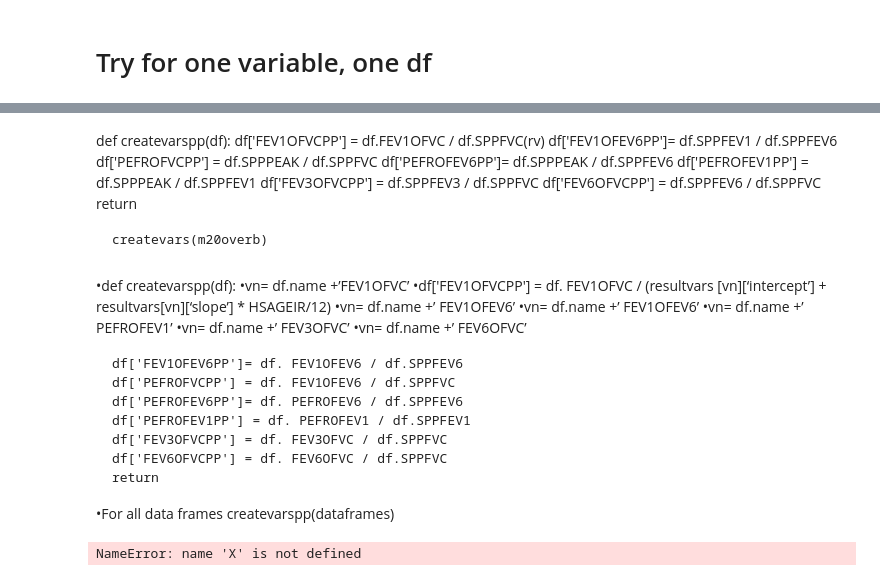
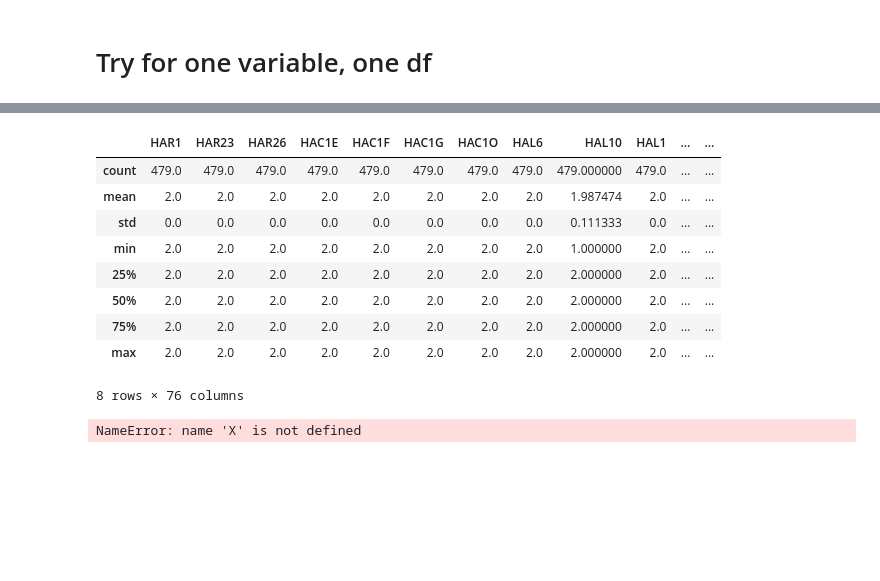
Before and after one commit to climatebrad/nhanes, a Jupyter notebook: nhanes.doug-Copy1.ipynb, the cells around one changed output, grey strips where cells are left out. Cells and saved outputs as stored; diff of their text form; code cells hidden in the pictures; blank space fills up the shorter version.

```diff
--- a/nhanes.doug-Copy1.ipynb
+++ b/nhanes.doug-Copy1.ipynb
@@ -1783,35 +1880,16 @@ TypeError: unhashable type: 'list'
-# %% [markdown]
-def createvarspp(df):
-    df['FEV1OFVCPP'] = df.FEV1OFVC / df.SPPFVC(rv)
-    df['FEV1OFEV6PP']= df.SPPFEV1 / df.SPPFEV6
-    df['PEFROFVCPP'] = df.SPPPEAK / df.SPPFVC
-    df['PEFROFEV6PP']= df.SPPPEAK / df.SPPFEV6
-    df['PEFROFEV1PP'] = df.SPPPEAK / df.SPPFEV1
-    df['FEV3OFVCPP'] = df.SPPFEV3 / df.SPPFVC
-    df['FEV6OFVCPP'] = df.SPPFEV6 / df.SPPFVC
-    return
-
-    createvars(m20overb)
-# %% [markdown]
-•def createvarspp(df):
-•vn= df.name +’FEV1OFVC’
-•df['FEV1OFVCPP'] = df. FEV1OFVC / (resultvars [vn][‘intercept’] +
-resultvars[vn][‘slope’] * HSAGEIR/12)
-•vn= df.name +’ FEV1OFEV6’
-•vn= df.name +’ FEV1OFEV6’
-•vn= df.name +’ PEFROFEV1’
-•vn= df.name +’ FEV3OFVC’
-•vn= df.name +’ FEV6OFVC’
-
-    df['FEV1OFEV6PP']= df. FEV1OFEV6 / df.SPPFEV6
-    df['PEFROFVCPP'] = df. FEV1OFEV6 / df.SPPFVC
-    df['PEFROFEV6PP']= df. PEFROFEV6 / df.SPPFEV6
-    df['PEFROFEV1PP'] = df. PEFROFEV1 / df.SPPFEV1
-    df['FEV3OFVCPP'] = df. FEV3OFVC / df.SPPFVC
-    df['FEV6OFVCPP'] = df. FEV6OFVC / df.SPPFVC
-    return
-
-•For all data frames createvarspp(dataframes)
+# %%
+m20overb.describe()
+# %% [output]
+|  | HAR1 | HAR23 | HAR26 | HAC1E | HAC1F | HAC1G | HAC1O | HAL6 | HAL10 | HAL1 | ... | ... |
+| count | 479.0 | 479.0 | 479.0 | 479.0 | 479.0 | 479.0 | 479.0 | 479.0 | 479.000000 | 479.0 | ... | ... |
+| mean | 2.0 | 2.0 | 2.0 | 2.0 | 2.0 | 2.0 | 2.0 | 2.0 | 1.987474 | 2.0 | ... | ... |
+| std | 0.0 | 0.0 | 0.0 | 0.0 | 0.0 | 0.0 | 0.0 | 0.0 | 0.111333 | 0.0 | ... | ... |
+| min | 2.0 | 2.0 | 2.0 | 2.0 | 2.0 | 2.0 | 2.0 | 2.0 | 1.000000 | 2.0 | ... | ... |
+| 25% | 2.0 | 2.0 | 2.0 | 2.0 | 2.0 | 2.0 | 2.0 | 2.0 | 2.000000 | 2.0 | ... | ... |
+| 50% | 2.0 | 2.0 | 2.0 | 2.0 | 2.0 | 2.0 | 2.0 | 2.0 | 2.000000 | 2.0 | ... | ... |
+| 75% | 2.0 | 2.0 | 2.0 | 2.0 | 2.0 | 2.0 | 2.0 | 2.0 | 2.000000 | 2.0 | ... | ... |
+| max | 2.0 | 2.0 | 2.0 | 2.0 | 2.0 | 2.0 | 2.0 | 2.0 | 2.000000 | 2.0 | ... | ... |
+8 rows × 76 columns
 # %%
 plt.scatter(X, y)
 # %% [output]
```
Also changed, not shown: parts of 15 cells of this notebook.
